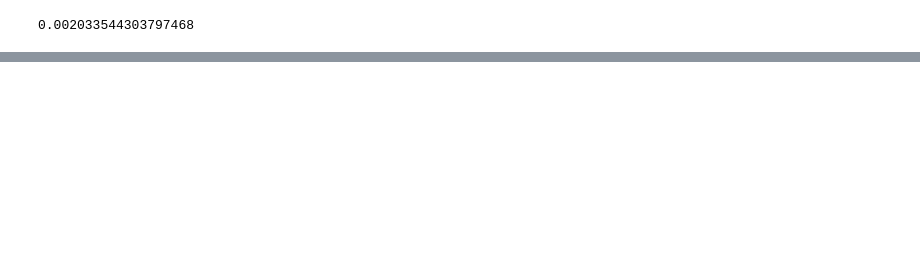
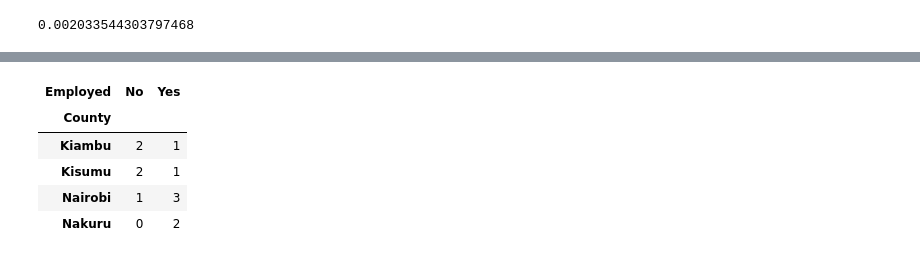
Before and after one commit to EmmanuelKiriinya/Statistics-notes-and-project, a Jupyter notebook: notebooks/stats.ipynb, the cells around one changed output, grey strips where cells are left out. Saved outputs shown, nothing was run; the diff lists cells and outputs as text; code cells hidden in the pictures; blank space fills up the shorter version.

```diff
--- a/notebooks/stats.ipynb
+++ b/notebooks/stats.ipynb
@@ -832,0 +1220,9 @@ print(prob)
+# %%
+pd.crosstab(df['County'], df['Employed'])
+# %% [output]
+| Employed | No | Yes |
+| County |  |  |
+| Kiambu | 2 | 1 |
+| Kisumu | 2 | 1 |
+| Nairobi | 1 | 3 |
+| Nakuru | 0 | 2 |
```
Also changed, not shown: parts of 40 cells of this notebook, 5 other files.
